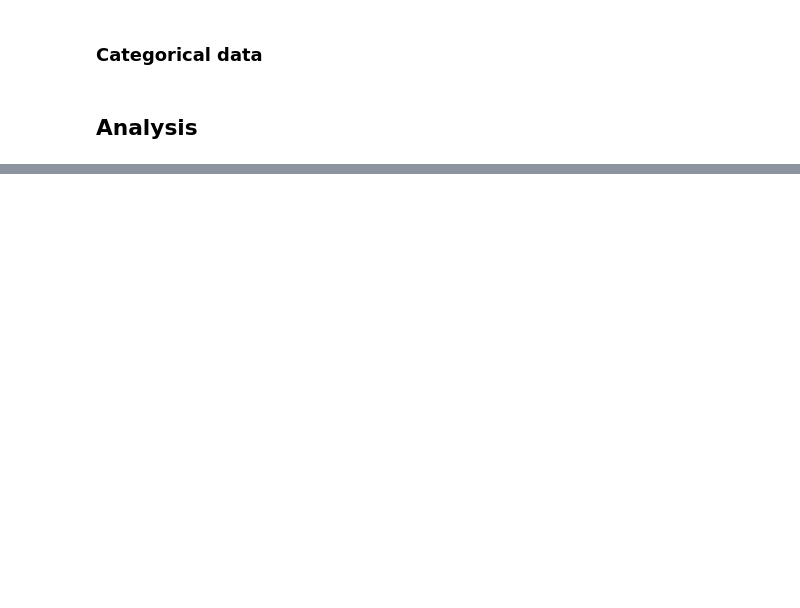
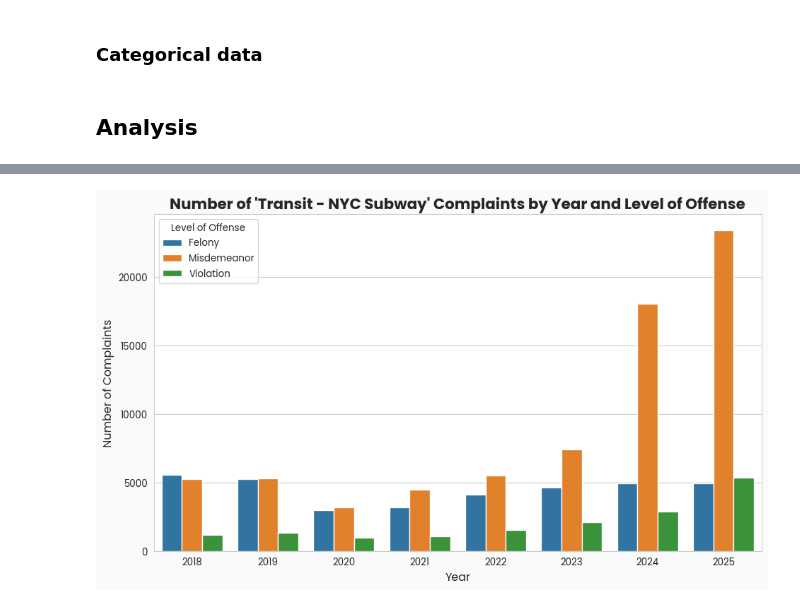
Before and after one commit to peterjakubowski/NYC-Subway-Complaints, a Jupyter notebook: notebooks/nyc_subway_complaints.ipynb, the cells around one changed output, grey strips where cells are left out. Drawn from its saved outputs; the diff is of its cells as text; code cells hidden in the pictures; blank space fills up the shorter version.

```diff
--- a/notebooks/nyc_subway_complaints.ipynb
+++ b/notebooks/nyc_subway_complaints.ipynb
@@ -166,0 +279,3 @@ df['LAW_CAT_CD'] = pd.Categorical(df['LAW_CAT_CD'], categories=[x.title() for x
+# %%
+transit_subway_yearly_counts_by_offense = transit_subway_complaints.groupby(['CMPLNT_FR_YEAR', 'LAW_CAT_CD']).size()
+transit_subway_yearly_counts_by_offense.to_frame(name='count')
@@ -166,0 +301,11 @@ df['LAW_CAT_CD'] = pd.Categorical(df['LAW_CAT_CD'], categories=[x.title() for x
+# %%
+plt.figure(figsize=(10, 6))
+sns.barplot(data=transit_subway_yearly_counts_by_offense.reset_index(name='count'), x='CMPLNT_FR_YEAR', hue="LAW_CAT_CD", y='count', palette='tab10')
+plt.title("Number of 'Transit - NYC Subway' Complaints by Year and Level of Offense", fontsize=16, fontweight='bold')
+plt.xlabel('Year', fontsize=12)
+plt.ylabel('Number of Complaints', fontsize=12)
+plt.legend(title='Level of Offense')
+plt.tight_layout()
+plt.show()
+# %% [output]
+[figure, added]
```
Also changed, not shown: parts of 19 cells of this notebook.
